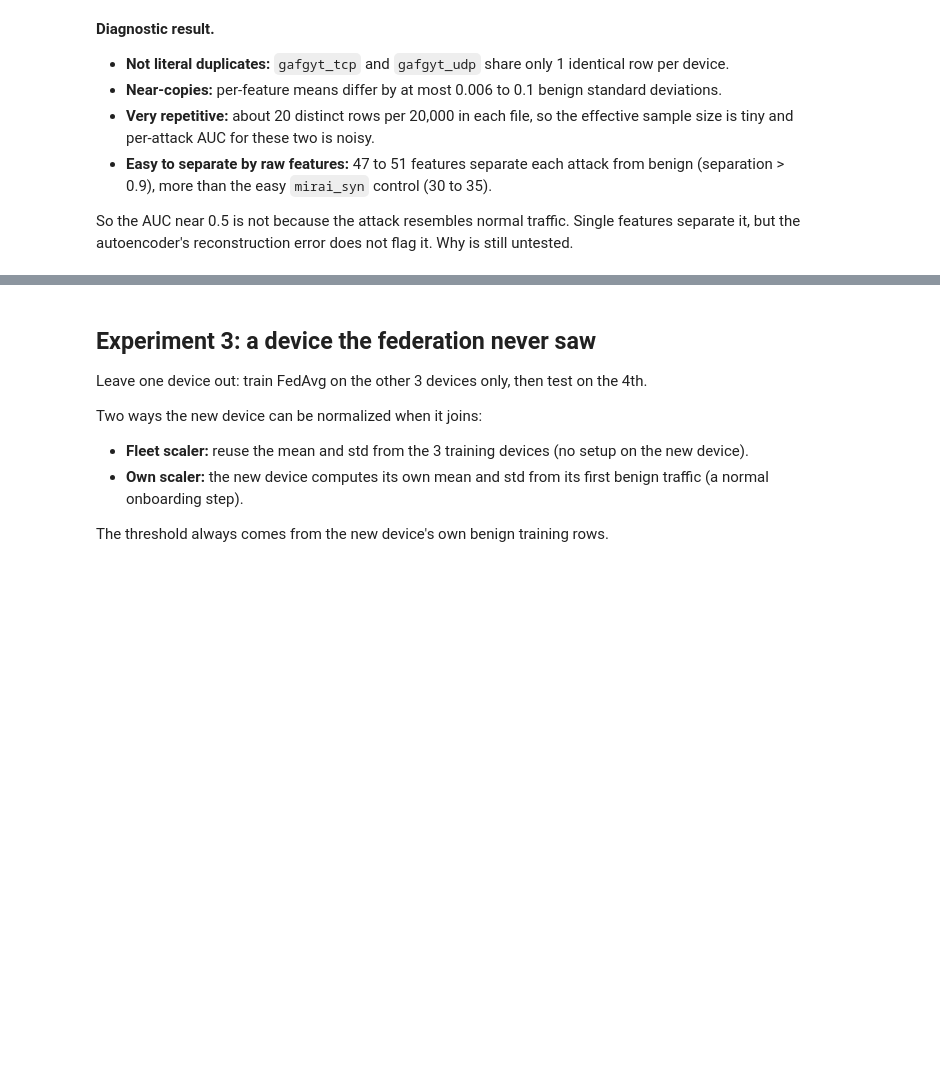
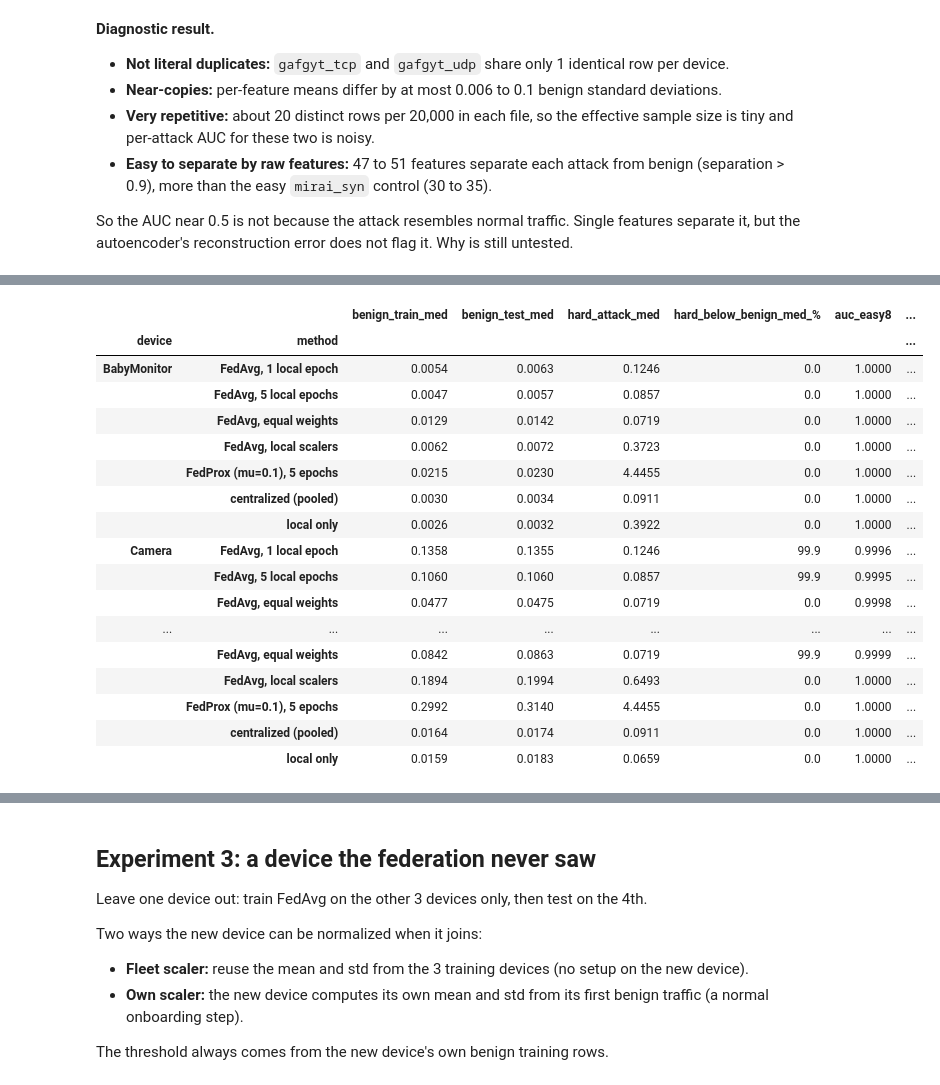
Before and after one commit to KA6-p/federated-iot-anomaly-detection, a Jupyter notebook: 04_extension_noniid_unseen.ipynb, the cells around one changed output, grey strips where cells are left out. Saved outputs shown, nothing was run; the diff lists cells and outputs as text; code cells hidden in the pictures; blank space fills up the shorter version.

```diff
--- a/04_extension_noniid_unseen.ipynb
+++ b/04_extension_noniid_unseen.ipynb
@@ -555,0 +751,64 @@ So the AUC near 0.5 is not because the attack resembles normal traffic. Single f
+# %%
+from scipy.stats import spearmanr
+
+
+def train_method(cfg, seed=0):
+    """Returns {device: (model, scaler)} for one experiment config."""
+    if cfg["kind"] == "central":
+        m = run_centralized(NAMES, SHARED, epochs=ROUNDS, seed=seed)
+        return {n: (m, SHARED) for n in NAMES}
+    if cfg["kind"] == "local":
+        ms = run_local_only(NAMES, SHARED_BY_CLIENT, epochs=ROUNDS, seed=seed)
+        return {n: (ms[n], SHARED) for n in NAMES}
+    sc = SHARED_BY_CLIENT if cfg["scalers"] == "shared" else LOCAL_BY_CLIENT
+    m = run_federated(NAMES, sc, cfg["E"], cfg["mu"], cfg["weighting"], seed=seed)
+    return {n: (m, sc[n]) for n in NAMES}
+
+
+def profile(model, name, scaler):
+    c = clients[name]
+    eb_tr = recon_error(model, apply(scaler, c["train"]))
+    eb = recon_error(model, apply(scaler, c["test_benign"]))
+    easy = [a for a in c["attacks"] if a not in HARD]
+
+    def pooled(keys):
+        e = np.concatenate([recon_error(model, apply(scaler, c["attacks"][a])) for a in keys])
+        y = np.r_[np.zeros(len(eb)), np.ones(len(e))]
+        return roc_auc_score(y, np.r_[eb, e]), e
+
+    auc_easy, _ = pooled(easy)
+    auc_hard, e_hard = pooled(HARD)
+    return {"benign_train_med": np.median(eb_tr), "benign_test_med": np.median(eb),
+            "hard_attack_med": np.median(e_hard),
+            "hard_below_benign_med_%": 100 * (e_hard < np.median(eb)).mean(),
+            "auc_easy8": auc_easy, "auc_hard": auc_hard}
+
+
+prof_rows, t0 = [], time.time()
+for method, cfg in EXPERIMENTS.items():
+    pair = train_method(cfg, seed=0)
+    for n in NAMES:
+        model, sc = pair[n]
+        p = profile(model, n, sc)
+        p.update(method=method, device=SHORT[n],
+                 scaler="local" if cfg.get("scalers") == "local" else "shared")
+        prof_rows.append(p)
+    print(f"{method:32s} done ({time.time() - t0:.0f}s)")
+
+P = pd.DataFrame(prof_rows)
+display(P.set_index(["device", "method"]).sort_index().drop(columns="scaler").style.format({
+    "benign_train_med": "{:.4f}", "benign_test_med": "{:.4f}", "hard_attack_med": "{:.4f}",
+    "hard_below_benign_med_%": "{:.1f}", "auc_easy8": "{:.4f}", "auc_hard": "{:.4f}"}))
+
+# Raw error values are only comparable between methods that share one scaler,
+# so the correlation uses the shared-scaler methods only.
+sh = P[P.scaler == "shared"]
+rho, pv = spearmanr(sh["benign_test_med"], sh["auc_hard"])
+print(f"\nShared-scaler methods, all devices pooled (n={len(sh)}): "
+      f"Spearman(benign median error, tcp+udp AUC) = {rho:.2f} (p={pv:.3f})")
+for d in sh.device.unique():
+    s = sh[sh.device == d]
+    r, _ = spearmanr(s["benign_test_med"], s["auc_hard"])
+    print(f"  {d:12s} n={len(s)}  rho = {r:.2f}")
+print("(pooled rho is driven partly by device differences; per-device n is only 6, read as direction only)")
+# %% [output]
@@ -555,0 +822,18 @@ So the AUC near 0.5 is not because the attack resembles normal traffic. Single f
+|  |  | benign_train_med | benign_test_med | hard_attack_med | hard_below_benign_med_% | auc_easy8 | ... |
+| device | method |  |  |  |  |  | ... |
+| BabyMonitor | FedAvg, 1 local epoch | 0.0054 | 0.0063 | 0.1246 | 0.0 | 1.0000 | ... |
+|  | FedAvg, 5 local epochs | 0.0047 | 0.0057 | 0.0857 | 0.0 | 1.0000 | ... |
+|  | FedAvg, equal weights | 0.0129 | 0.0142 | 0.0719 | 0.0 | 1.0000 | ... |
+|  | FedAvg, local scalers | 0.0062 | 0.0072 | 0.3723 | 0.0 | 1.0000 | ... |
+|  | FedProx (mu=0.1), 5 epochs | 0.0215 | 0.0230 | 4.4455 | 0.0 | 1.0000 | ... |
+|  | centralized (pooled) | 0.0030 | 0.0034 | 0.0911 | 0.0 | 1.0000 | ... |
+|  | local only | 0.0026 | 0.0032 | 0.3922 | 0.0 | 1.0000 | ... |
+| Camera | FedAvg, 1 local epoch | 0.1358 | 0.1355 | 0.1246 | 99.9 | 0.9996 | ... |
+|  | FedAvg, 5 local epochs | 0.1060 | 0.1060 | 0.0857 | 99.9 | 0.9995 | ... |
+|  | FedAvg, equal weights | 0.0477 | 0.0475 | 0.0719 | 0.0 | 0.9998 | ... |
+| ... | ... | ... | ... | ... | ... | ... | ... |
+|  | FedAvg, equal weights | 0.0842 | 0.0863 | 0.0719 | 99.9 | 0.9999 | ... |
+|  | FedAvg, local scalers | 0.1894 | 0.1994 | 0.6493 | 0.0 | 1.0000 | ... |
+|  | FedProx (mu=0.1), 5 epochs | 0.2992 | 0.3140 | 4.4455 | 0.0 | 1.0000 | ... |
+|  | centralized (pooled) | 0.0164 | 0.0174 | 0.0911 | 0.0 | 1.0000 | ... |
+|  | local only | 0.0159 | 0.0183 | 0.0659 | 0.0 | 1.0000 | ... |
```
Also changed, not shown: parts of 8 cells of this notebook, 1 other file.
